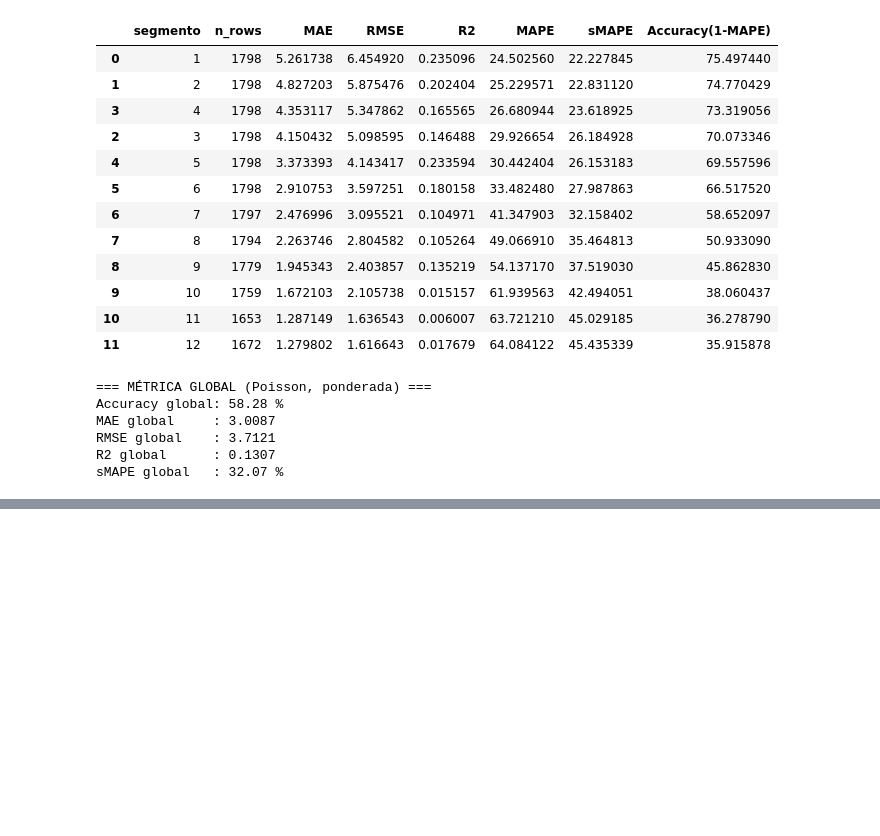
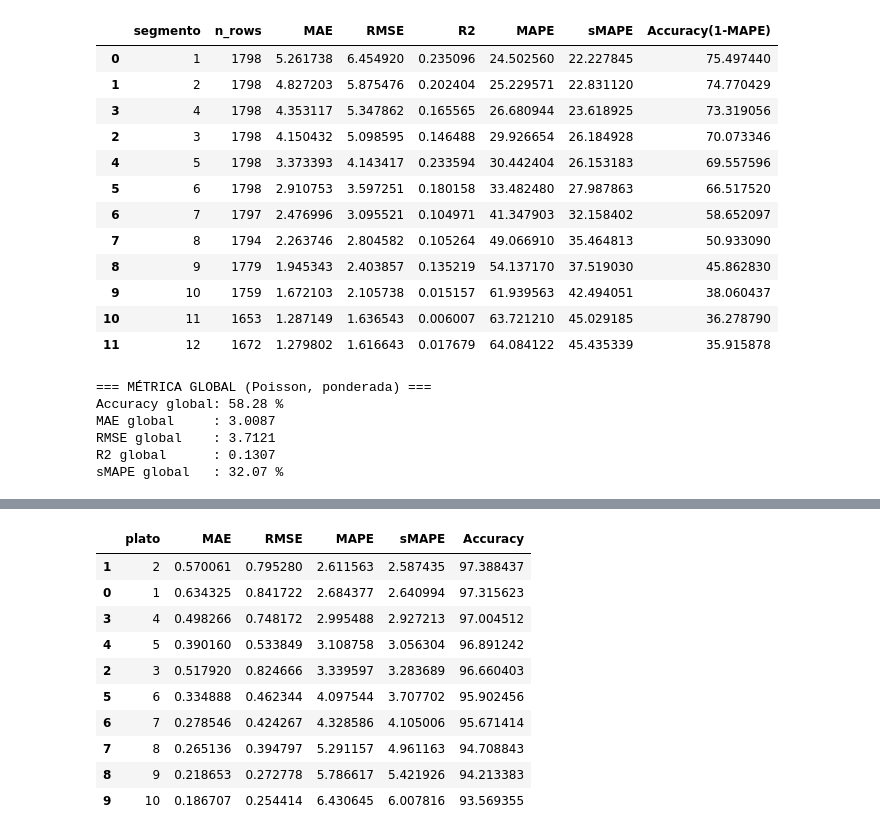
Before and after one commit to joseph7104/-1INF46-Plan_Compras_Produccion, a Jupyter notebook: notebooks/tuning/XGBOOST.ipynb, the cells around one changed output, grey strips where cells are left out. Cells and saved outputs as stored; diff of their text form; code cells hidden in the pictures; blank space fills up the shorter version.

```diff
--- a/notebooks/tuning/XGBOOST.ipynb
+++ b/notebooks/tuning/XGBOOST.ipynb
@@ -768,0 +976,81 @@ Comparativa por segmento (Poisson vs Anterior):
+# %%
+import xgboost as xgb
+from tqdm import tqdm
+
+DATE_COL = "fecha"
+PLATO_COL = "plato"
+TARGET_COL = "cantidad"
+
+# Variables predictoras (ajusta según tu dataset final)
+regressors = [c for c in df.columns if c not in [DATE_COL, PLATO_COL, TARGET_COL]]
+
+models_poisson = {}
+results_poisson = []
+
+for seg in tqdm(poisson_segments, desc="Entrenando modelos Poisson por plato"):
+    g = df[df[PLATO_COL] == seg].copy()
+    if len(g) < 250:
+        continue
+
+    g = g.sort_values(DATE_COL).reset_index(drop=True)
+
+    # Split temporal: 80% train, 20% test
+    split_idx = int(len(g) * 0.8)
+    X_tr, X_te = g.iloc[:split_idx][regressors], g.iloc[split_idx:][regressors]
+    y_tr, y_te = g.iloc[:split_idx][TARGET_COL], g.iloc[split_idx:][TARGET_COL]
+
+    dtrain = xgb.DMatrix(X_tr, label=y_tr)
+    dtest  = xgb.DMatrix(X_te, label=y_te)
+
+    params = {
+        "objective": "count:poisson",
+        "eval_metric": "mae",
+        "tree_method": "hist",
+        "eta": 0.01,
+        "max_depth": 5,
+        "subsample": 0.8,
+        "colsample_bytree": 0.8,
+        "random_state": 42
+    }
+
+    bst = xgb.train(
+        params=params,
+        dtrain=dtrain,
+        num_boost_round=600,
+        evals=[(dtest, "valid")],
+        early_stopping_rounds=50,
+        verbose_eval=False
+    )
+
+    # Predicciones en test
+    y_pred = bst.predict(dtest)
+    mae = np.mean(np.abs(y_te - y_pred))
+    rmse = np.sqrt(np.mean((y_te - y_pred) ** 2))
+    mape = np.mean(np.abs((y_te - y_pred) / np.clip(y_te, 1e-9, None))) * 100
+    smape = np.mean(2*np.abs(y_te - y_pred)/(np.abs(y_te)+np.abs(y_pred)+1e-9))*100
+    acc = 100 - mape
+
+    results_poisson.append({
+        "plato": seg,
+        "MAE": mae,
+        "RMSE": rmse,
+        "MAPE": mape,
+        "sMAPE": smape,
+        "Accuracy": acc
+    })
+    models_poisson[seg] = bst
+
+res_poisson_df = pd.DataFrame(results_poisson).sort_values("Accuracy", ascending=False)
+display(res_poisson_df)
+# %% [output]
+|  | plato | MAE | RMSE | MAPE | sMAPE | Accuracy |
+| 1 | 2 | 0.570061 | 0.795280 | 2.611563 | 2.587435 | 97.388437 |
+| 0 | 1 | 0.634325 | 0.841722 | 2.684377 | 2.640994 | 97.315623 |
+| 3 | 4 | 0.498266 | 0.748172 | 2.995488 | 2.927213 | 97.004512 |
+| 4 | 5 | 0.390160 | 0.533849 | 3.108758 | 3.056304 | 96.891242 |
+| 2 | 3 | 0.517920 | 0.824666 | 3.339597 | 3.283689 | 96.660403 |
+| 5 | 6 | 0.334888 | 0.462344 | 4.097544 | 3.707702 | 95.902456 |
+| 6 | 7 | 0.278546 | 0.424267 | 4.328586 | 4.105006 | 95.671414 |
+| 7 | 8 | 0.265136 | 0.394797 | 5.291157 | 4.961163 | 94.708843 |
+| 8 | 9 | 0.218653 | 0.272778 | 5.786617 | 5.421926 | 94.213383 |
+| 9 | 10 | 0.186707 | 0.254414 | 6.430645 | 6.007816 | 93.569355 |
```
Also changed, not shown: parts of 16 cells of this notebook.
